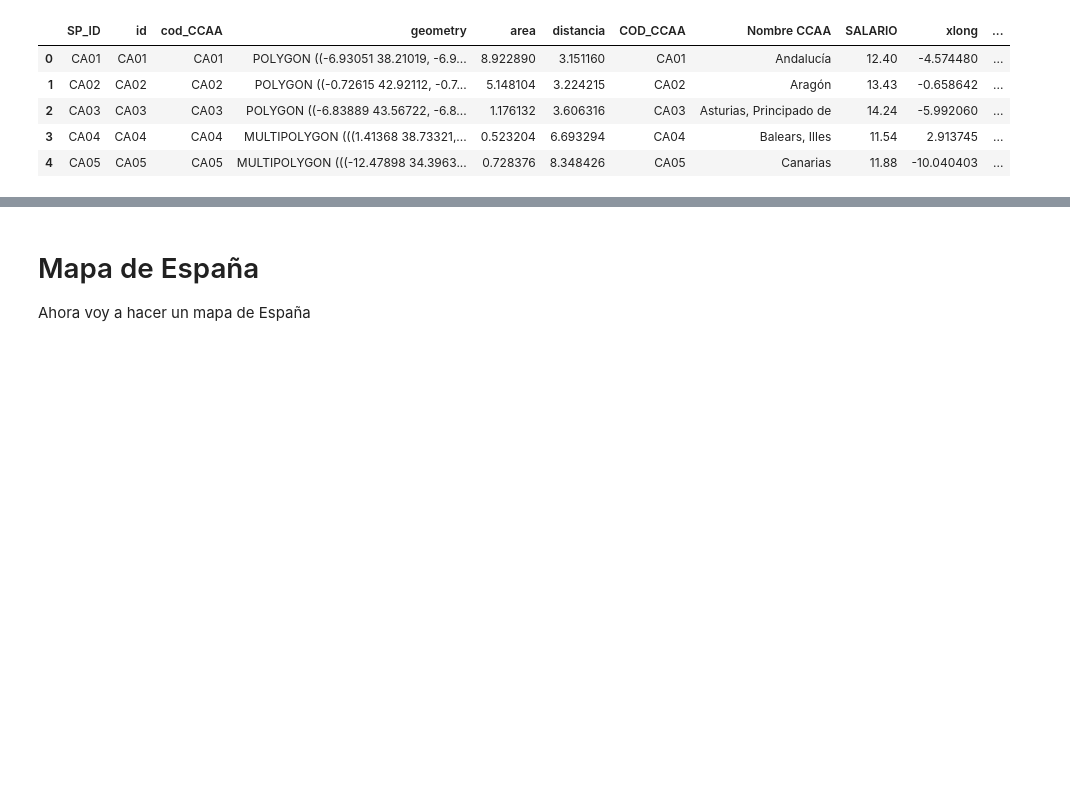
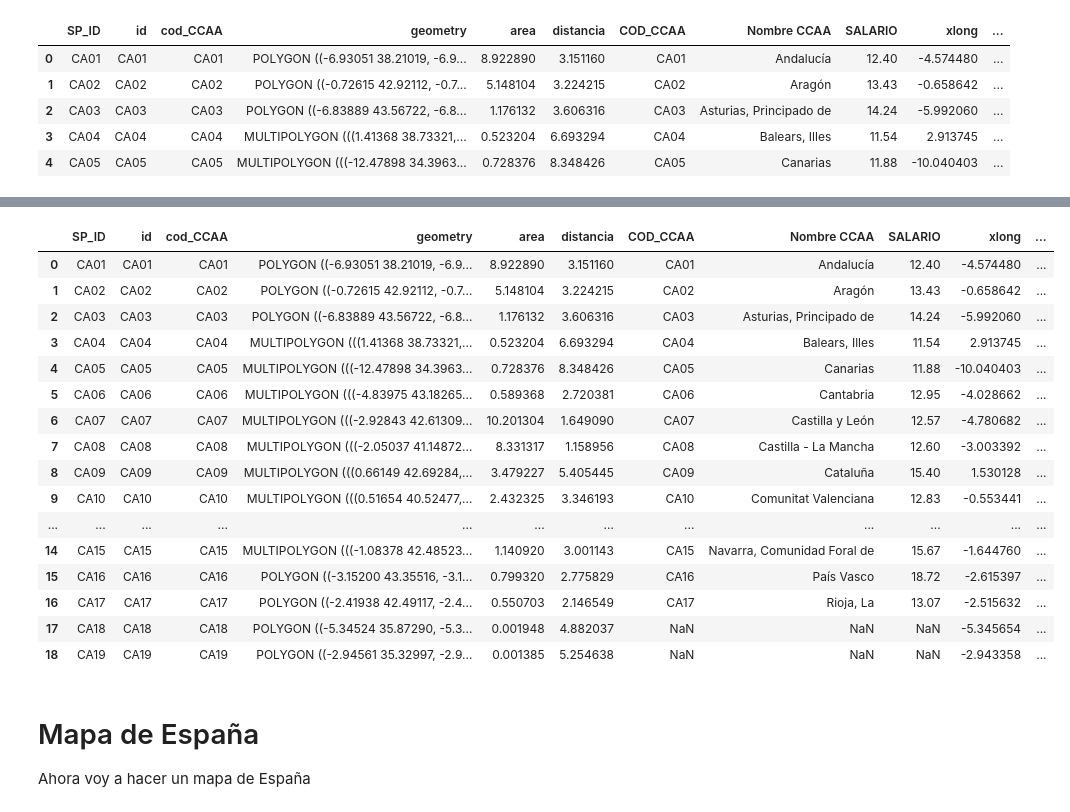
Before and after one commit to Eugenio350/DS-Masters, a Jupyter notebook: Modelacion_Predictiva_2/Modelos_Espaciales/1_Intro_Representacion_Espacial_clase.ipynb, the cells around one changed output, grey strips where cells are left out. Saved outputs shown, nothing was run; the diff lists cells and outputs as text; code cells hidden in the pictures; blank space fills up the shorter version.

```diff
--- a/Modelacion_Predictiva_2/Modelos_Espaciales/1_Intro_Representacion_Espacial_clase.ipynb
+++ b/Modelacion_Predictiva_2/Modelos_Espaciales/1_Intro_Representacion_Espacial_clase.ipynb
@@ -334,6 +338,26 @@ Data columns (total 11 columns):
  10  ylat         19 non-null     float64
 dtypes: float64(5), geometry(1), object(5)
 memory usage: 1.8+ KB
+# %%
+gdf
+# %% [output]
+|  | SP_ID | id | cod_CCAA | geometry | area | distancia | COD_CCAA | Nombre CCAA | SALARIO | xlong | ... |
+| 0 | CA01 | CA01 | CA01 | POLYGON ((-6.93051 38.21019, -6.9... | 8.922890 | 3.151160 | CA01 | Andalucía | 12.40 | -4.574480 | ... |
+| 1 | CA02 | CA02 | CA02 | POLYGON ((-0.72615 42.92112, -0.7... | 5.148104 | 3.224215 | CA02 | Aragón | 13.43 | -0.658642 | ... |
+| 2 | CA03 | CA03 | CA03 | POLYGON ((-6.83889 43.56722, -6.8... | 1.176132 | 3.606316 | CA03 | Asturias, Principado de | 14.24 | -5.992060 | ... |
+| 3 | CA04 | CA04 | CA04 | MULTIPOLYGON (((1.41368 38.73321,... | 0.523204 | 6.693294 | CA04 | Balears, Illes | 11.54 | 2.913745 | ... |
+| 4 | CA05 | CA05 | CA05 | MULTIPOLYGON (((-12.47898 34.3963... | 0.728376 | 8.348426 | CA05 | Canarias | 11.88 | -10.040403 | ... |
+| 5 | CA06 | CA06 | CA06 | MULTIPOLYGON (((-4.83975 43.18265... | 0.589368 | 2.720381 | CA06 | Cantabria | 12.95 | -4.028662 | ... |
+| 6 | CA07 | CA07 | CA07 | MULTIPOLYGON (((-2.92843 42.61309... | 10.201304 | 1.649090 | CA07 | Castilla y León | 12.57 | -4.780682 | ... |
+| 7 | CA08 | CA08 | CA08 | MULTIPOLYGON (((-2.05037 41.14872... | 8.331317 | 1.158956 | CA08 | Castilla - La Mancha | 12.60 | -3.003392 | ... |
+| 8 | CA09 | CA09 | CA09 | MULTIPOLYGON (((0.66149 42.69284,... | 3.479227 | 5.405445 | CA09 | Cataluña | 15.40 | 1.530128 | ... |
+| 9 | CA10 | CA10 | CA10 | MULTIPOLYGON (((0.51654 40.52477,... | 2.432325 | 3.346193 | CA10 | Comunitat Valenciana | 12.83 | -0.553441 | ... |
+| ... | ... | ... | ... | ... | ... | ... | ... | ... | ... | ... | ... |
+| 14 | CA15 | CA15 | CA15 | MULTIPOLYGON (((-1.08378 42.48523... | 1.140920 | 3.001143 | CA15 | Navarra, Comunidad Foral de | 15.67 | -1.644760 | ... |
+| 15 | CA16 | CA16 | CA16 | POLYGON ((-3.15200 43.35516, -3.1... | 0.799320 | 2.775829 | CA16 | País Vasco | 18.72 | -2.615397 | ... |
+| 16 | CA17 | CA17 | CA17 | POLYGON ((-2.41938 42.49117, -2.4... | 0.550703 | 2.146549 | CA17 | Rioja, La | 13.07 | -2.515632 | ... |
+| 17 | CA18 | CA18 | CA18 | POLYGON ((-5.34524 35.87290, -5.3... | 0.001948 | 4.882037 | NaN | NaN | NaN | -5.345654 | ... |
+| 18 | CA19 | CA19 | CA19 | POLYGON ((-2.94561 35.32997, -2.9... | 0.001385 | 5.254638 | NaN | NaN | NaN | -2.943358 | ... |
 # %%
 gdf.to_file('cartografias/CCAA_map.shp', encoding='latin1')
 # %% [markdown]
```
Also changed, not shown: parts of 16 cells of this notebook, 1 other file.
